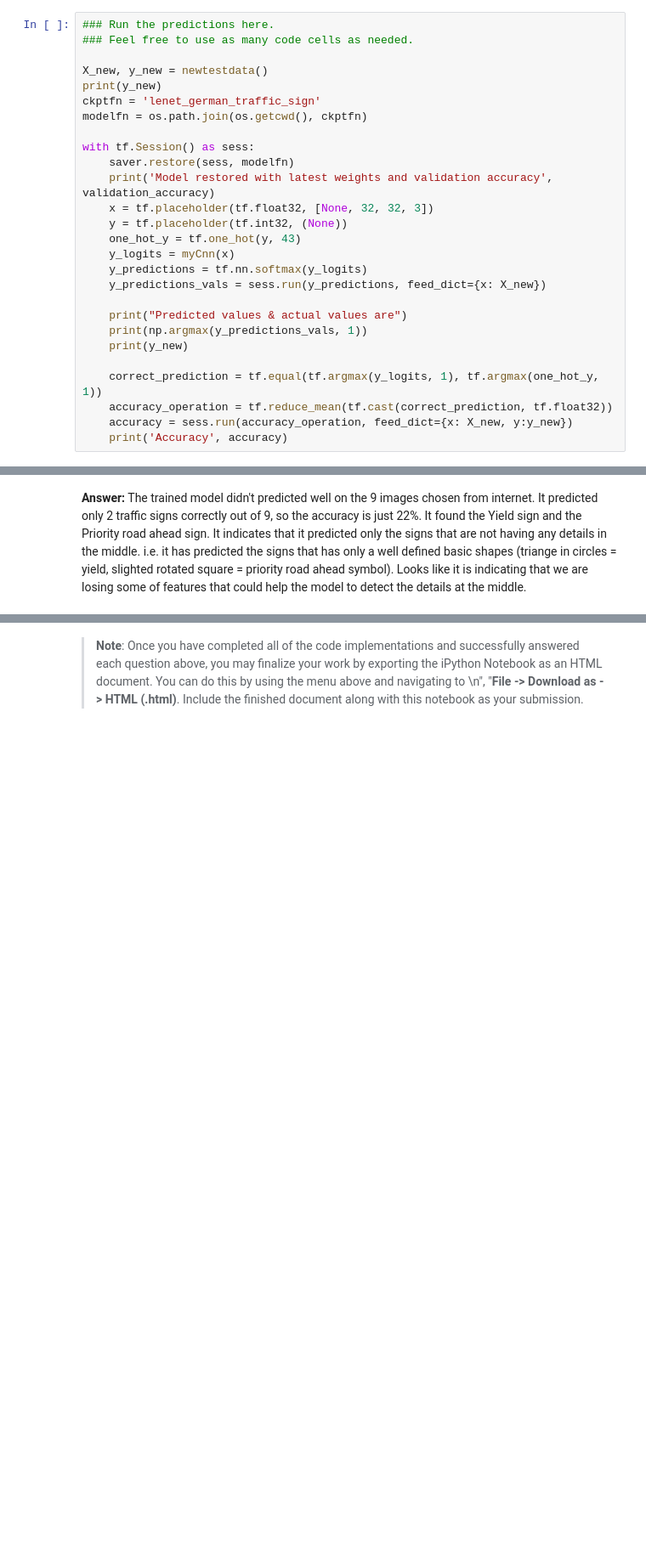
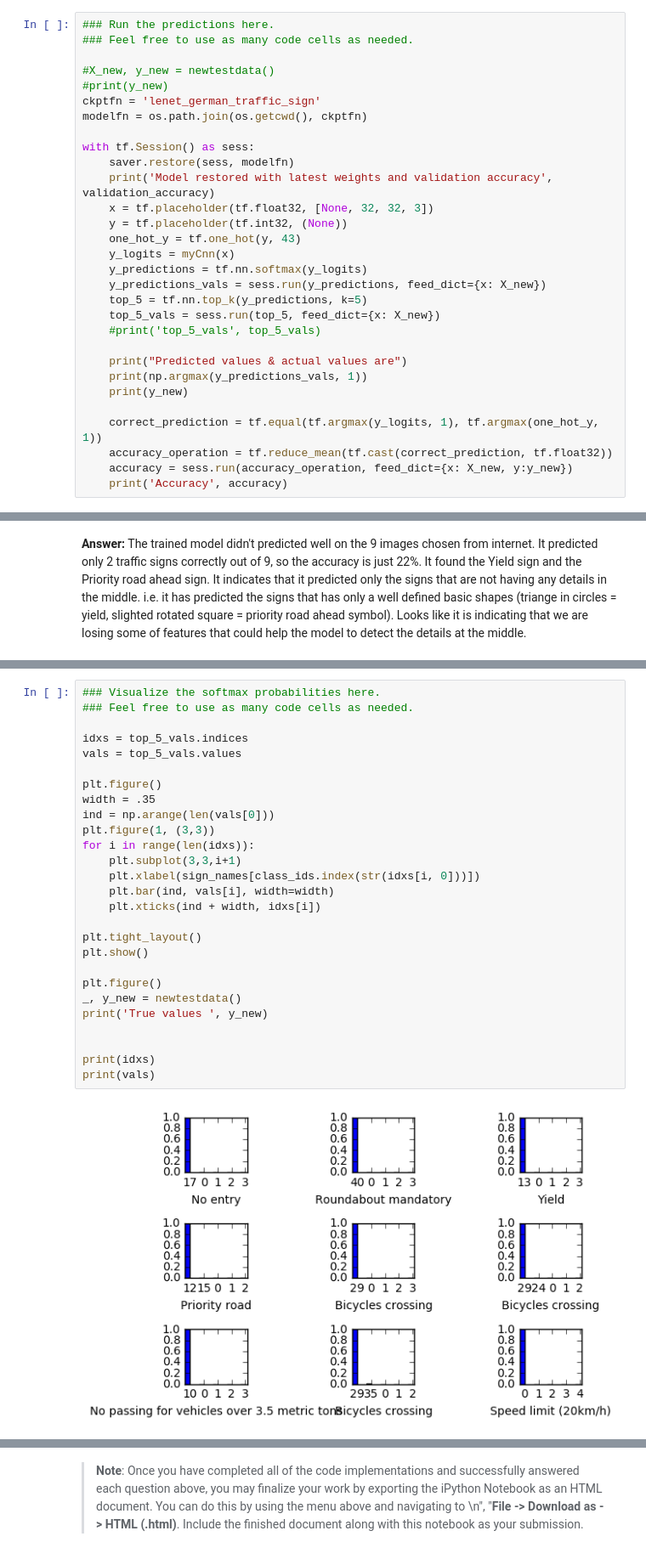
Before and after one commit to JeyakumarCK/ud, a Jupyter notebook: CarND-Traffic-Sign-Classifier-Project/Traffic_Sign_Classifier.ipynb, the cells around one changed output, grey strips where cells are left out. Shown at 85% size. Drawn from its saved outputs; the diff is of its cells as text; blank space fills up the shorter version.

```diff
--- a/CarND-Traffic-Sign-Classifier-Project/Traffic_Sign_Classifier.ipynb
+++ b/CarND-Traffic-Sign-Classifier-Project/Traffic_Sign_Classifier.ipynb
@@ -619,8 +633,8 @@ Resized all the images manually to 32x32 pixels size and they are plotted above.
 ### Run the predictions here.
 ### Feel free to use as many code cells as needed.
 
-X_new, y_new = newtestdata()
-print(y_new)
+#X_new, y_new = newtestdata()
+#print(y_new)
 ckptfn = 'lenet_german_traffic_sign'
 modelfn = os.path.join(os.getcwd(), ckptfn)
 
@@ -633,6 +647,9 @@ with tf.Session() as sess:
     y_logits = myCnn(x)
     y_predictions = tf.nn.softmax(y_logits)
     y_predictions_vals = sess.run(y_predictions, feed_dict={x: X_new})
+    top_5 = tf.nn.top_k(y_predictions, k=5)
+    top_5_vals = sess.run(top_5, feed_dict={x: X_new})
+    #print('top_5_vals', top_5_vals)
 
     print("Predicted values & actual values are")
     print(np.argmax(y_predictions_vals, 1))
@@ -658,0 +686,29 @@ The trained model didn't predicted well on the 9 images chosen from internet.  I
+# %%
+### Visualize the softmax probabilities here.
+### Feel free to use as many code cells as needed.
+
+idxs = top_5_vals.indices
+vals = top_5_vals.values
+
+plt.figure()
+width = .35
+ind = np.arange(len(vals[0]))
+plt.figure(1, (3,3))
+for i in range(len(idxs)):
+    plt.subplot(3,3,i+1)
+    plt.xlabel(sign_names[class_ids.index(str(idxs[i, 0]))])
+    plt.bar(ind, vals[i], width=width)
+    plt.xticks(ind + width, idxs[i])
+
+plt.tight_layout()
+plt.show()
+
+plt.figure()
+_, y_new = newtestdata()
+print('True values ', y_new)
+
+
+print(idxs)
+print(vals)
+# %% [output]
+[figure, added]
```
Also changed, not shown: parts of 11 cells of this notebook, 3 other files.
